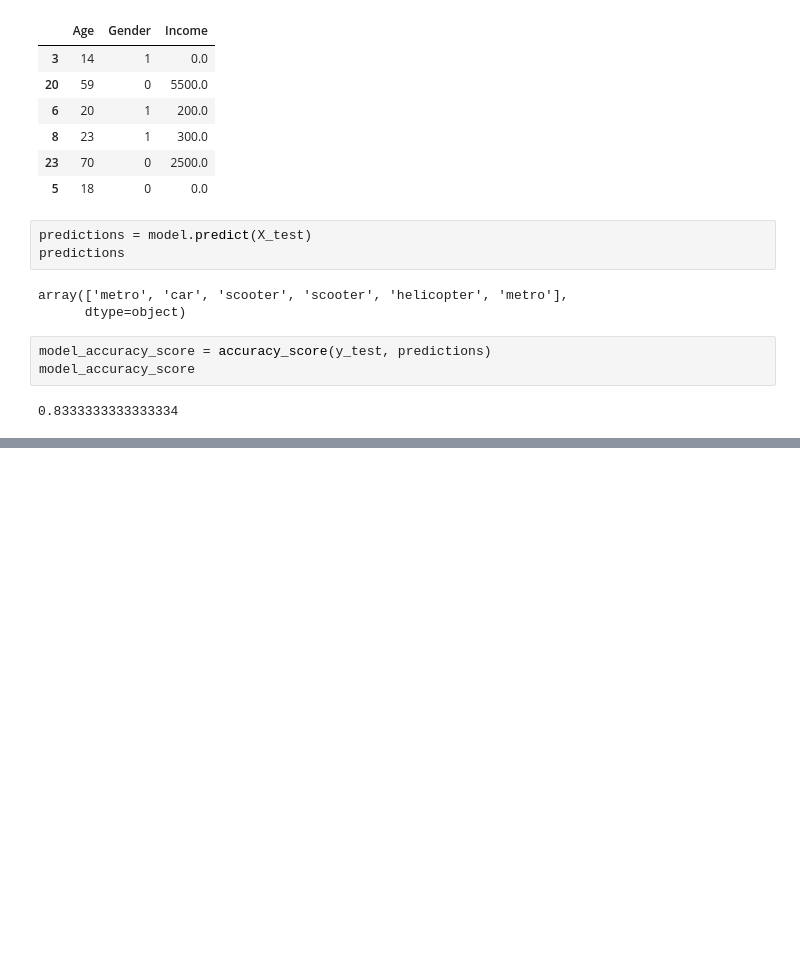
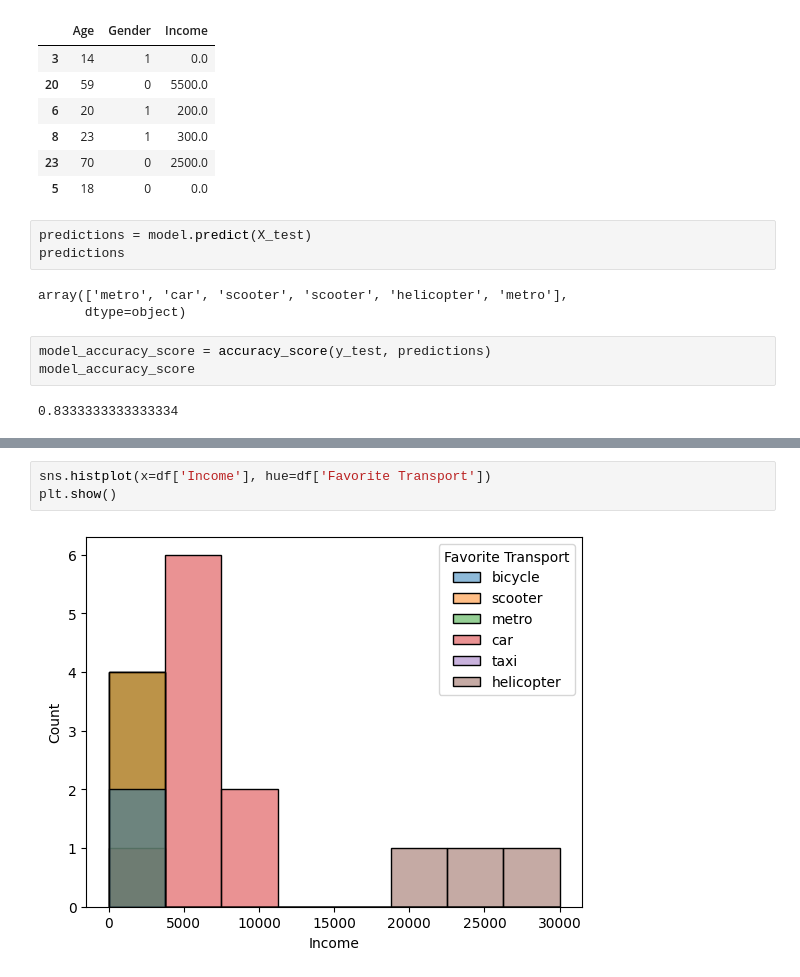
Before and after one commit to S0fft/Learning-Lab, a Jupyter notebook: data_since-machine_learning/scikit-learn/scikit_prediction_and_evaluation.ipynb, the cells around one changed output, grey strips where cells are left out. Drawn from its saved outputs; the diff is of its cells as text; blank space fills up the shorter version.

```diff
--- a/data_since-machine_learning/scikit-learn/scikit_prediction_and_evaluation.ipynb
+++ b/data_since-machine_learning/scikit-learn/scikit_prediction_and_evaluation.ipynb
@@ -231,0 +239,5 @@ model_accuracy_score
+# %%
+sns.histplot(x=df['Income'], hue=df['Favorite Transport'])
+plt.show()
+# %% [output]
+[figure, added]
```
Also changed, not shown: parts of 2 cells of this notebook.
